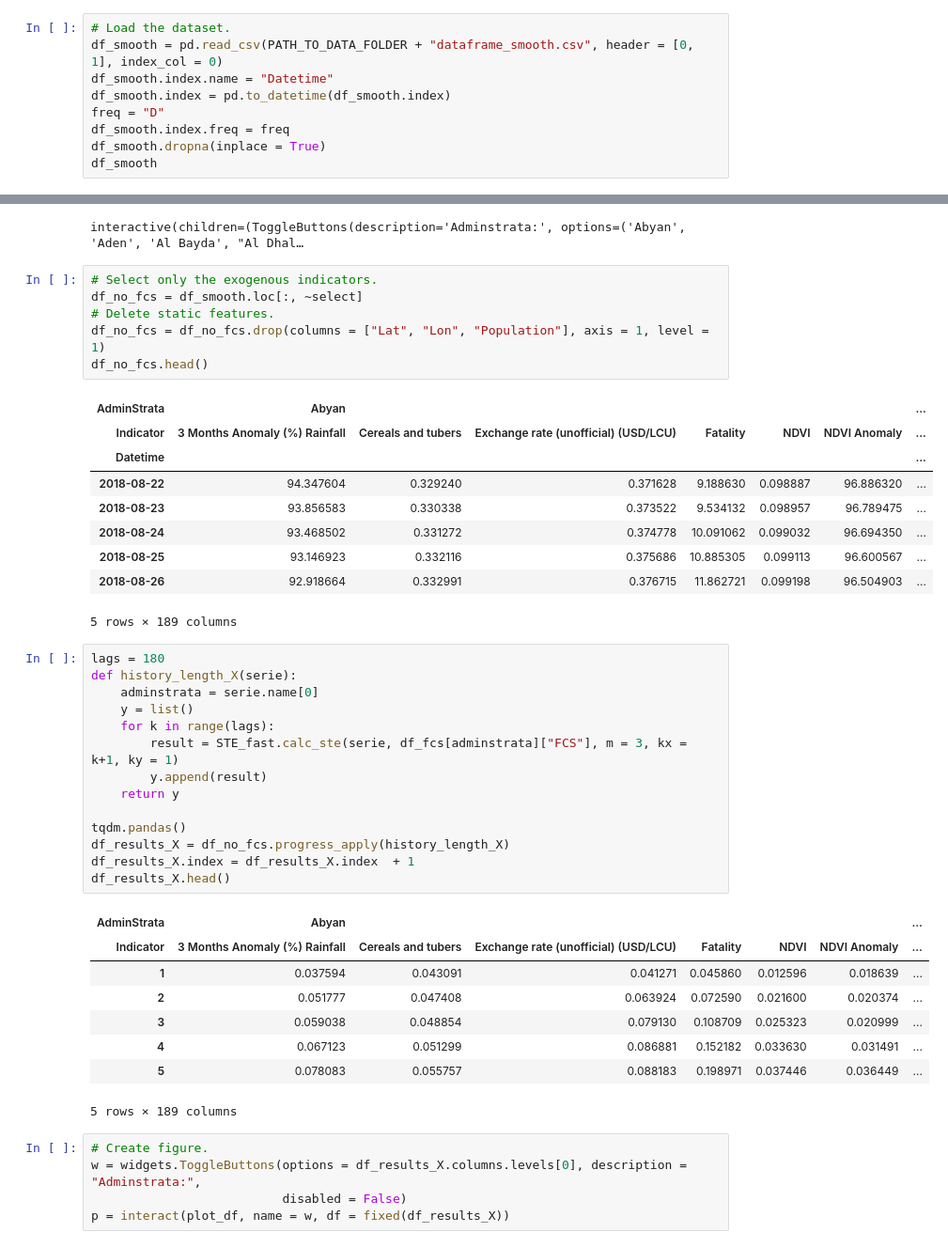
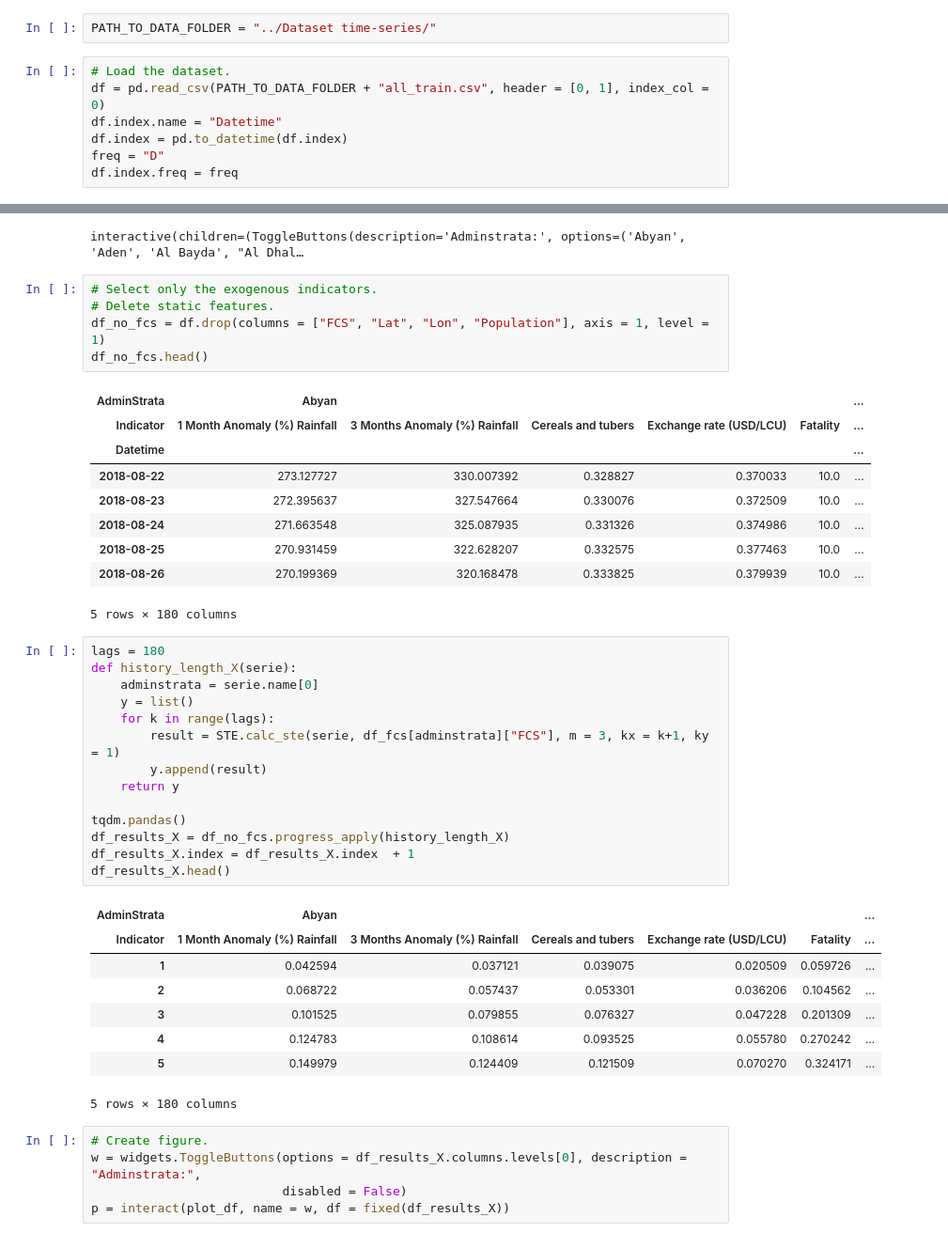
Before and after one commit to pietro-foini/ISI-WFP, a Jupyter notebook: project/Symbolic Transfer Entropy/Causality - Symbolic Transfer Entropy .ipynb, the cells around one changed output, grey strips where cells are left out. Shown at 94% size. Cells and saved outputs as stored; diff of their text form.

```diff
--- a/project/Symbolic Transfer Entropy/Causality - Symbolic Transfer Entropy .ipynb
+++ b/project/Symbolic Transfer Entropy/Causality - Symbolic Transfer Entropy .ipynb
@@ -11,9 +9,9 @@ PATH_TO_DATA_FOLDER = "../"
+# %%
+PATH_TO_DATA_FOLDER = "../Dataset time-series/"
 # %%
 # Load the dataset.
-df_smooth = pd.read_csv(PATH_TO_DATA_FOLDER + "dataframe_smooth.csv", header = [0, 1], index_col = 0)
-df_smooth.index.name = "Datetime"
-df_smooth.index = pd.to_datetime(df_smooth.index)
+df = pd.read_csv(PATH_TO_DATA_FOLDER + "all_train.csv", header = [0, 1], index_col = 0)
+df.index.name = "Datetime"
+df.index = pd.to_datetime(df.index)
 freq = "D"
-df_smooth.index.freq = freq
-df_smooth.dropna(inplace = True)
-df_smooth
+df.index.freq = freq
@@ -127,27 +122,26 @@ p = interact(plot_df, name = w, df = fixed(df_results_Y))
 interactive(children=(ToggleButtons(description='Adminstrata:', options=('Abyan', 'Aden', 'Al Bayda', "Al Dhal…
 # %%
 # Select only the exogenous indicators.
-df_no_fcs = df_smooth.loc[:, ~select]
 # Delete static features.
-df_no_fcs = df_no_fcs.drop(columns = ["Lat", "Lon", "Population"], axis = 1, level = 1)
+df_no_fcs = df.drop(columns = ["FCS", "Lat", "Lon", "Population"], axis = 1, level = 1)
 df_no_fcs.head()
 # %% [output]
-| AdminStrata | Abyan |  |  |  |  |  | ... |
-| Indicator | 3 Months Anomaly (%) Rainfall | Cereals and tubers | Exchange rate (unofficial) (USD/LCU) | Fatality | NDVI | NDVI Anomaly | ... |
-| Datetime |  |  |  |  |  |  | ... |
-| 2018-08-22 | 94.347604 | 0.329240 | 0.371628 | 9.188630 | 0.098887 | 96.886320 | ... |
-| 2018-08-23 | 93.856583 | 0.330338 | 0.373522 | 9.534132 | 0.098957 | 96.789475 | ... |
-| 2018-08-24 | 93.468502 | 0.331272 | 0.374778 | 10.091062 | 0.099032 | 96.694350 | ... |
-| 2018-08-25 | 93.146923 | 0.332116 | 0.375686 | 10.885305 | 0.099113 | 96.600567 | ... |
-| 2018-08-26 | 92.918664 | 0.332991 | 0.376715 | 11.862721 | 0.099198 | 96.504903 | ... |
+| AdminStrata | Abyan |  |  |  |  | ... |
+| Indicator | 1 Month Anomaly (%) Rainfall | 3 Months Anomaly (%) Rainfall | Cereals and tubers | Exchange rate (USD/LCU) | Fatality | ... |
+| Datetime |  |  |  |  |  | ... |
+| 2018-08-22 | 273.127727 | 330.007392 | 0.328827 | 0.370033 | 10.0 | ... |
+| 2018-08-23 | 272.395637 | 327.547664 | 0.330076 | 0.372509 | 10.0 | ... |
+| 2018-08-24 | 271.663548 | 325.087935 | 0.331326 | 0.374986 | 10.0 | ... |
+| 2018-08-25 | 270.931459 | 322.628207 | 0.332575 | 0.377463 | 10.0 | ... |
+| 2018-08-26 | 270.199369 | 320.168478 | 0.333825 | 0.379939 | 10.0 | ... |
-5 rows × 189 columns
+5 rows × 180 columns
 # %%
 lags = 180
 def history_length_X(serie):
     adminstrata = serie.name[0]
     y = list()
     for k in range(lags):
-        result = STE_fast.calc_ste(serie, df_fcs[adminstrata]["FCS"], m = 3, kx = k+1, ky = 1)
+        result = STE.calc_ste(serie, df_fcs[adminstrata]["FCS"], m = 3, kx = k+1, ky = 1)
         y.append(result)
     return y
 
@@ -156,14 +150,14 @@ df_results_X = df_no_fcs.progress_apply(history_length_X)
 df_results_X.index = df_results_X.index  + 1
 df_results_X.head()
 # %% [output]
-| AdminStrata | Abyan |  |  |  |  |  | ... |
-| Indicator | 3 Months Anomaly (%) Rainfall | Cereals and tubers | Exchange rate (unofficial) (USD/LCU) | Fatality | NDVI | NDVI Anomaly | ... |
-| 1 | 0.037594 | 0.043091 | 0.041271 | 0.045860 | 0.012596 | 0.018639 | ... |
-| 2 | 0.051777 | 0.047408 | 0.063924 | 0.072590 | 0.021600 | 0.020374 | ... |
-| 3 | 0.059038 | 0.048854 | 0.079130 | 0.108709 | 0.025323 | 0.020999 | ... |
-| 4 | 0.067123 | 0.051299 | 0.086881 | 0.152182 | 0.033630 | 0.031491 | ... |
-| 5 | 0.078083 | 0.055757 | 0.088183 | 0.198971 | 0.037446 | 0.036449 | ... |
+| AdminStrata | Abyan |  |  |  |  | ... |
+| Indicator | 1 Month Anomaly (%) Rainfall | 3 Months Anomaly (%) Rainfall | Cereals and tubers | Exchange rate (USD/LCU) | Fatality | ... |
+| 1 | 0.042594 | 0.037121 | 0.039075 | 0.020509 | 0.059726 | ... |
+| 2 | 0.068722 | 0.057437 | 0.053301 | 0.036206 | 0.104562 | ... |
+| 3 | 0.101525 | 0.079855 | 0.076327 | 0.047228 | 0.201309 | ... |
+| 4 | 0.124783 | 0.108614 | 0.093525 | 0.055780 | 0.270242 | ... |
+| 5 | 0.149979 | 0.124409 | 0.121509 | 0.070270 | 0.324171 | ... |
-5 rows × 189 columns
+5 rows × 180 columns
 # %%
 # Create figure.
 w = widgets.ToggleButtons(options = df_results_X.columns.levels[0], description = "Adminstrata:",
```
Also changed, not shown: parts of 15 cells of this notebook.
